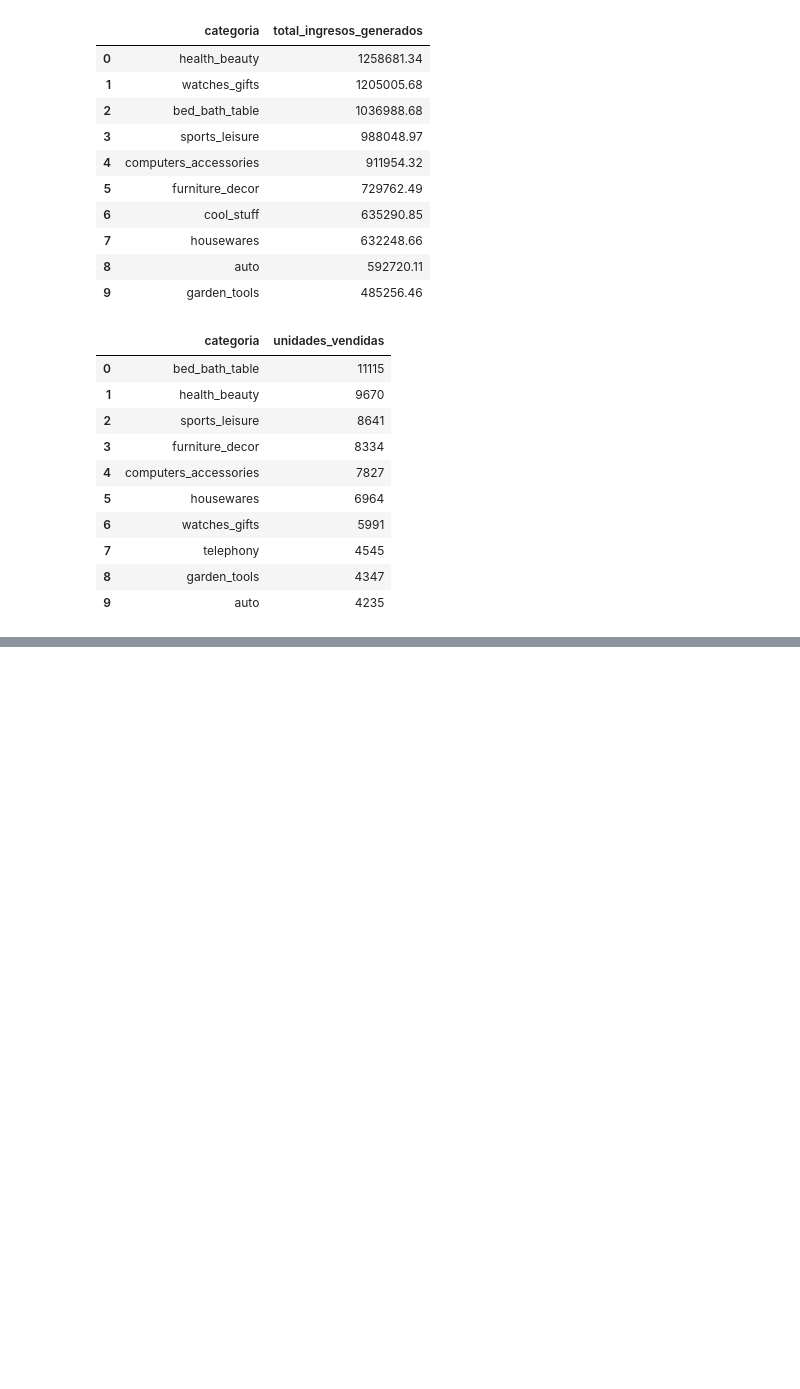
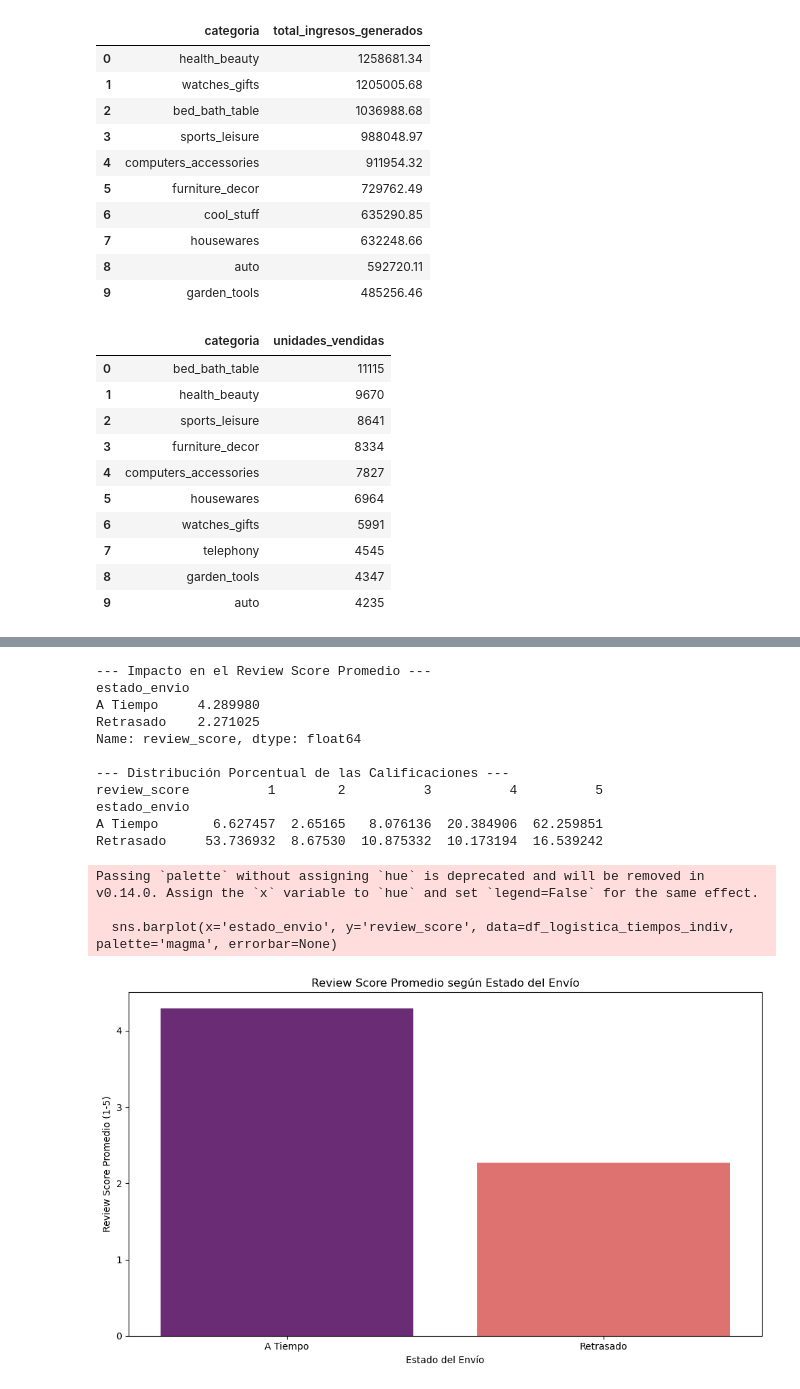
Before and after one commit to mtszmo/data, a Jupyter notebook: analisis_exploratorio.ipynb, the cells around one changed output, grey strips where cells are left out. Cells and saved outputs as stored; diff of their text form; code cells hidden in the pictures; blank space fills up the shorter version.

```diff
--- a/analisis_exploratorio.ipynb
+++ b/analisis_exploratorio.ipynb
@@ -129,0 +146,3 @@ df_rfm
+# %%
+df_logistica_tiempos_indiv = ejecutar_query_desde_archivo('queries/09_logistica_tiempos_indiv.sql')
+df_logistica_tiempos_indiv
@@ -129,0 +163,38 @@ df_rfm
+# %%
+# Si los días de anticipación son menores a 0, el pedido se retrasó.
+df_logistica_tiempos_indiv['estado_envio'] = df_logistica_tiempos_indiv['dias_anticipacion'].apply(
+    lambda x: 'Retrasado' if x < 0 else 'A Tiempo'
+)
+
+print("--- Impacto en el Review Score Promedio ---")
+print(df_logistica_tiempos_indiv.groupby('estado_envio')['review_score'].mean())
+
+print("\n--- Distribución Porcentual de las Calificaciones ---")
+print(pd.crosstab(df_logistica_tiempos_indiv['estado_envio'], df_logistica_tiempos_indiv['review_score'], normalize='index') * 100)
+
+plt.figure(figsize=(10, 6))
+
+# Gráfico de barras para comparar el Review Score promedio
+sns.barplot(x='estado_envio', y='review_score', data=df_logistica_tiempos_indiv, palette='magma', errorbar=None)
+plt.title('Review Score Promedio según Estado del Envío')
+plt.xlabel('Estado del Envío')
+plt.ylabel('Review Score Promedio (1-5)')
+
+plt.tight_layout()
+plt.show()
+# %% [output]
+--- Impacto en el Review Score Promedio ---
+estado_envio
+A Tiempo     4.289980
+Retrasado    2.271025
+Name: review_score, dtype: float64
+
+--- Distribución Porcentual de las Calificaciones ---
+review_score          1        2          3          4          5
+estado_envio
+A Tiempo       6.627457  2.65165   8.076136  20.384906  62.259851
+Retrasado     53.736932  8.67530  10.875332  10.173194  16.539242
+Passing `palette` without assigning `hue` is deprecated and will be removed in v0.14.0. Assign the `x` variable to `hue` and set `legend=False` for the same effect.
+
+  sns.barplot(x='estado_envio', y='review_score', data=df_logistica_tiempos_indiv, palette='magma', errorbar=None)
+[figure, added]
```
Also changed, not shown: parts of 4 cells of this notebook.
